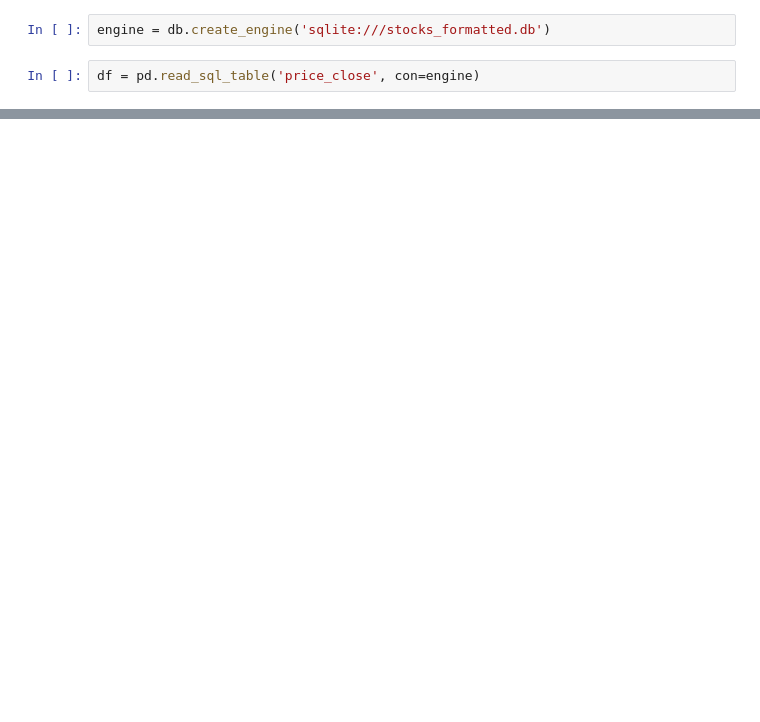
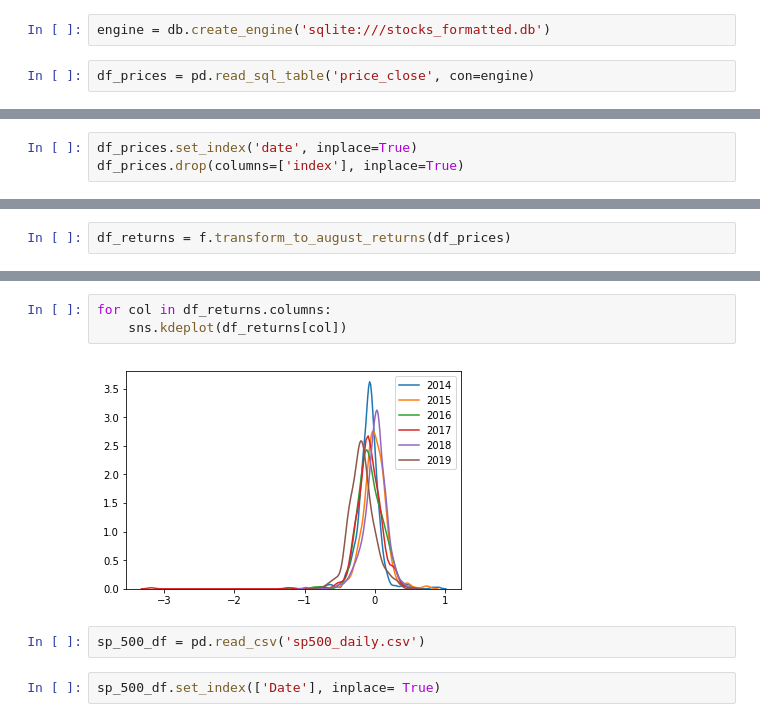
Before and after one commit to matt8955/mod-3-project, a Jupyter notebook: data_transformation.ipynb, the cells around one changed output, grey strips where cells are left out. Saved outputs shown, nothing was run; the diff lists cells and outputs as text; blank space fills up the shorter version.

Commit message:
created return percentage

```diff
--- a/data_transformation.ipynb
+++ b/data_transformation.ipynb
@@ -4,4 +8,4 @@ import sqlalchemy as db
 # %%
 engine = db.create_engine('sqlite:///stocks_formatted.db')
 # %%
-df = pd.read_sql_table('price_close', con=engine)
+df_prices = pd.read_sql_table('price_close', con=engine)
@@ -7,0 +20,3 @@ df = pd.read_sql_table('price_close', con=engine)
+# %%
+df_prices.set_index('date', inplace=True)
+df_prices.drop(columns=['index'], inplace=True)
@@ -7,0 +34,2 @@ df = pd.read_sql_table('price_close', con=engine)
+# %%
+df_returns = f.transform_to_august_returns(df_prices)
@@ -7,0 +45,9 @@ df = pd.read_sql_table('price_close', con=engine)
+# %%
+for col in df_returns.columns:
+    sns.kdeplot(df_returns[col])
+# %% [output]
+[figure, added]
+# %%
+sp_500_df = pd.read_csv('sp500_daily.csv')
+# %%
+sp_500_df.set_index(['Date'], inplace= True)
```
Also changed, not shown: parts of 10 cells of this notebook, 6 other files.
